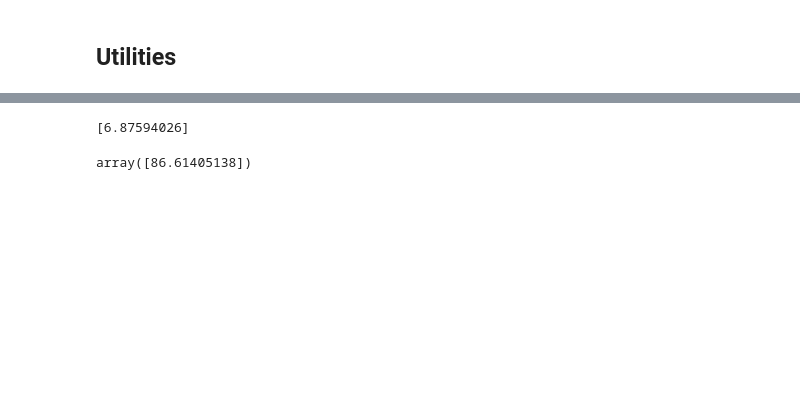
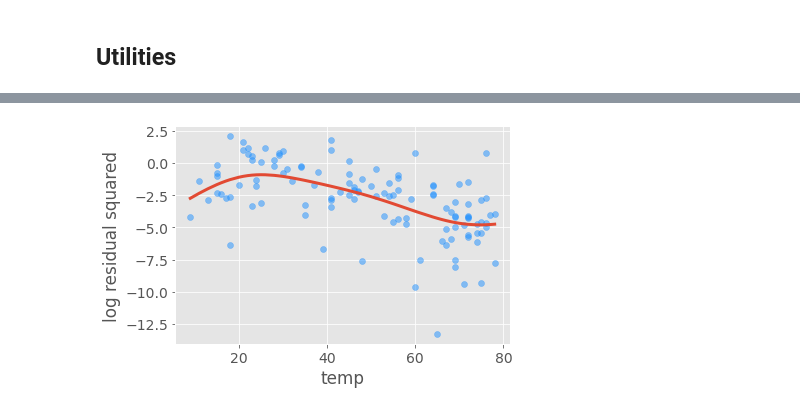
Before and after one commit to JulietteFranque/SDS383D_JF, a Jupyter notebook: exercises-06/notebooks/local_polynomial_regression.ipynb, the cells around one changed output, grey strips where cells are left out. Saved outputs shown, nothing was run; the diff lists cells and outputs as text; code cells hidden in the pictures; blank space fills up the shorter version.

```diff
--- a/exercises-06/notebooks/local_polynomial_regression.ipynb
+++ b/exercises-06/notebooks/local_polynomial_regression.ipynb
@@ -36,7 +34,7 @@ df = df.sort_values('temp')
 x = df['temp'].to_numpy().reshape(-1,1)
 y =  (df['gasbill']/df['billingdays']).to_numpy().reshape(-1,1)
 # %%
-reg = local_regression.Lowess(degree=2)
+reg = local_regression.Lowess(degree=1)
 reg.fit(x,y)
 y_pred, lower, upper = reg.predict(x, sig_level = 0.05)
 # %%
@@ -267,15 +60,15 @@ from numpy.linalg import inv
-# %%
-
-
-#Getting the optimal h
-h = minimize(lambda b: leave_one_out(x.flatten(), y.flatten(), local_poly_estimate, b), 1.0, bounds=[(1, None)])['x']
-print(h)
-#Generating array of x values we want to predict
-#x_star = np.linspace(min(x_data),max(x_data),50)
-y_star, H_pear = local_poly_estimate(x.flatten(), y.flatten(), x.flatten(), 20)
-# %% [output]
-[6.87594026]
-# %%
-reg.bandwidth
-# %% [output]
-array([86.61405138])
+# %%
+residuals = reg.y_data - y_pred
+# %%
+log_residuals = np.log(residuals**2).reshape(-1,1)
+# %%
+reg_li = local_regression.Lowess(degree=1)
+reg_li.fit(x,log_residuals)
+li_pred, _, _ = reg_li.predict(x, sig_level = 0.05)
+# %%
+plt.scatter(x, log_residuals, color='dodgerblue', alpha = .5)
+plt.plot(x, li_pred, lw=3)
+plt.xlabel('temp')
+plt.ylabel('log residual squared');
+# %% [output]
+[figure, added]
```
Also changed, not shown: parts of 20 cells of this notebook, 2 other files.
